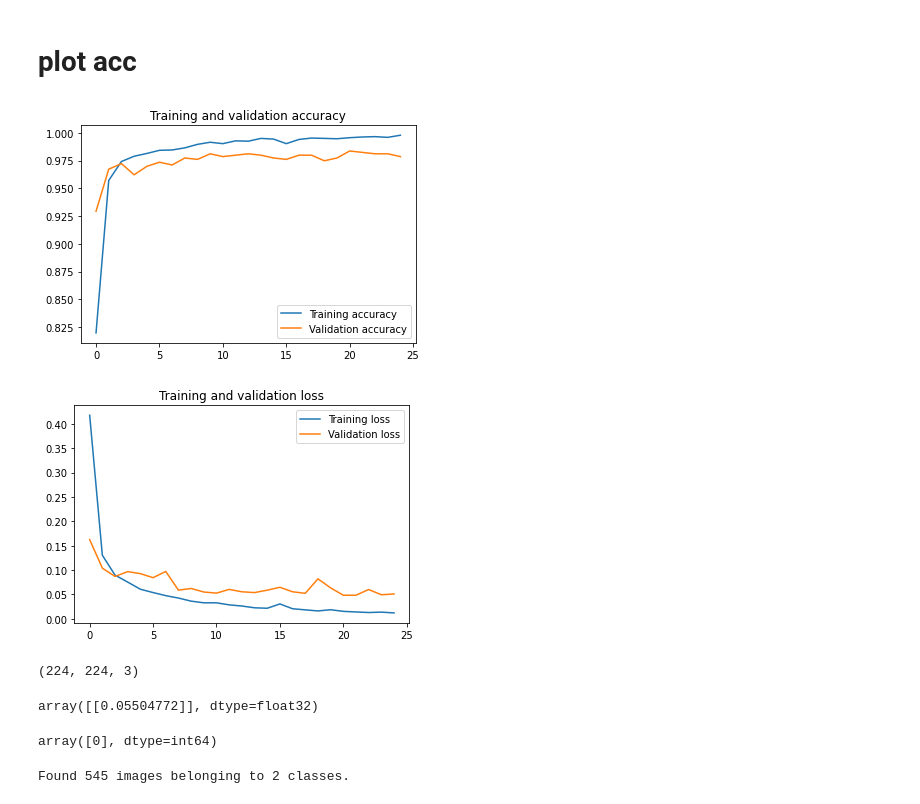
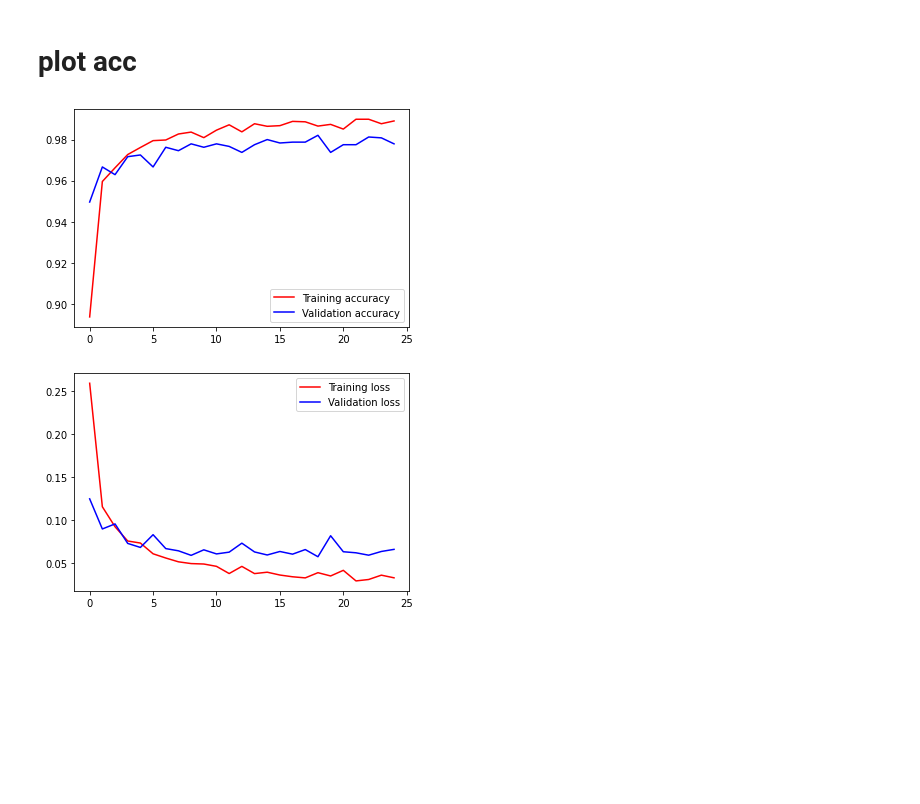
Before and after one commit to yasamanhbn/Driver-Drowsiness-Detection, a Jupyter notebook: MobileNet.ipynb, the cells around one changed output. Drawn from its saved outputs; the diff is of its cells as text; code cells hidden in the pictures; blank space fills up the shorter version.

Commit message:
train models with final train data and evaluate them

```diff
--- a/MobileNet.ipynb
+++ b/MobileNet.ipynb
@@ -28,6 +31,4 @@ model = tf.keras.applications.MobileNetV2(weights='imagenet',
     input_shape=(img_size, img_size, 3),
     include_top=False)
 # %%
-model.trainable = False
-base_input = model.layers[0].input
-base_output = model.layers[-1].output
+conv_base.trainable = False
@@ -41 +35,8 @@ new_model = keras.Model(inputs = base_input, outputs = final_output)
+# %%
+model = models.Sequential()
+model.add(conv_base)
+model.add(layers.Flatten())
+model.add(layers.Dense(256, activation='relu'))
+model.add(layers.Dropout(0.5))
+model.add(layers.Dense(1, activation='sigmoid'))
 # %%
@@ -67,11 +71,11 @@ def lr_exp_decay(epoch, lr):
     return lr * 1 / (1 + decay * epoch)
 
 optimizer = keras.optimizers.Adam(learning_rate=initial_learning_rate)
-new_model.compile(loss=keras.losses.BinaryCrossentropy(),
+model.compile(loss=keras.losses.BinaryCrossentropy(),
               optimizer=optimizer,
               metrics=['accuracy'])
 # %%
-history = new_model.fit(
+history = model.fit(
     X_train,
     y_train,
     batch_size=64,
@@ -105,35 +109,25 @@ new_model.save('./mobileNet.h5', overwrite=True)
 # %%
 import matplotlib.pyplot as plt
 acc = history.history['accuracy']
 val_acc = history.history['val_accuracy']
 loss = history.history['loss']
 val_loss = history.history['val_loss']
 
 epochs = range(len(acc))
 
-plt.plot(epochs, acc, label='Training accuracy')
-plt.plot(epochs, val_acc, label='Validation accuracy')
-plt.title('Training and validation accuracy')
+plt.plot(epochs, acc, label='Training accuracy', color="r")
+plt.plot(epochs, val_acc, label='Validation accuracy', color="b")
+# plt.title('Training and validation accuracy')
 plt.legend()
 
 plt.figure()
 
-plt.plot(epochs, loss, label='Training loss')
-plt.plot(epochs, val_loss, label='Validation loss')
-plt.title('Training and validation loss')
+plt.plot(epochs, loss, label='Training loss', color="r")
+plt.plot(epochs, val_loss, label='Validation loss', color="b")
+# plt.title('Training and validation loss')
 plt.legend()
 
 plt.show()
 # %% [output]
-[figure, old version]
+[figure, new version]
-[figure, old version]
+[figure, new version]
-# %%
-new_array.shape
-# %% [output]
-(224, 224, 3)
-# %%
-X_input = X_input/255.0
-prediction = new_model.predict(X_input)
-prediction
-# %% [output]
-array([[0.05504772]], dtype=float32)
@@ -142,16 +133,0 @@ vgg_pred_classes = np.argmax(prediction, axis=1)
-# %%
-vgg_pred_classes
-# %% [output]
-array([0], dtype=int64)
-# %%
-from keras.preprocessing.image import ImageDataGenerator
-test_data_dir = '../dataset/test'
-test_generator = ImageDataGenerator(rescale=1./255)
-testgen = test_generator.flow_from_directory(
-    test_data_dir,
-    target_size=(224, 224),
-    class_mode=None,
-    batch_size=1,
-    shuffle=False)
-# %% [output]
-Found 545 images belonging to 2 classes.
```
Also changed, not shown: parts of 14 cells of this notebook, 6 other files.
